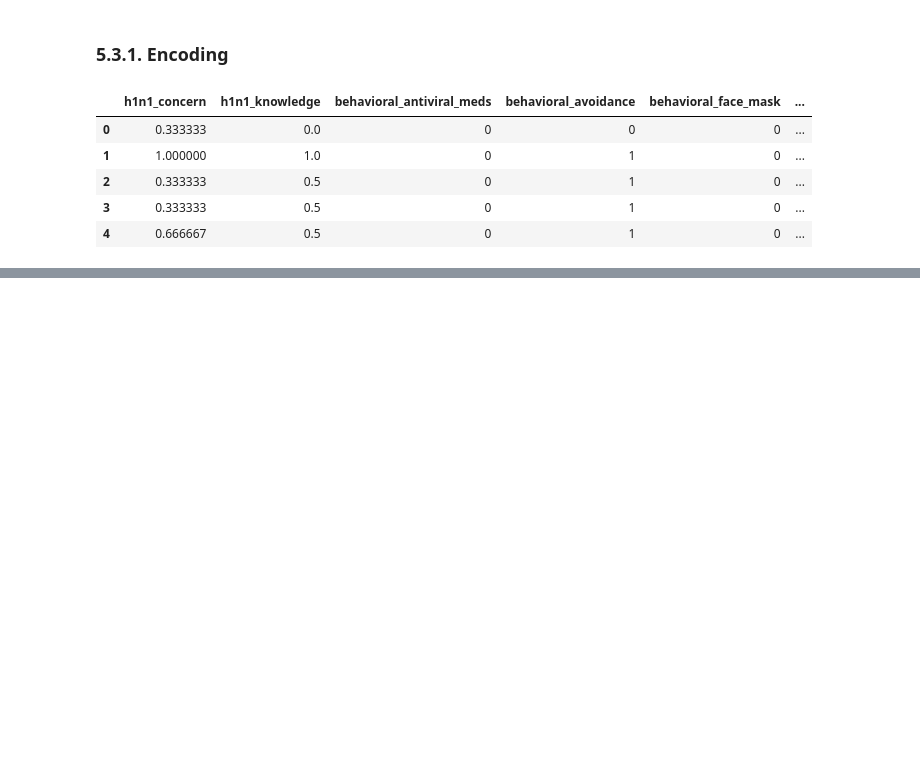
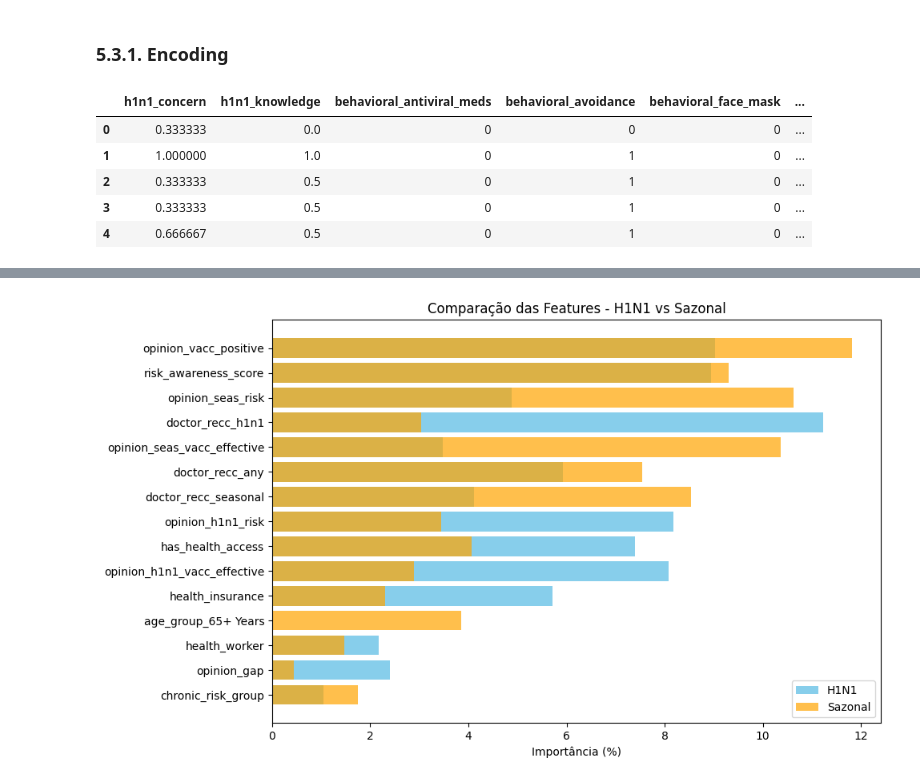
Before and after one commit to TiagoTuk/flu_shot_learning, a Jupyter notebook: notebooks/c2_feature_engeneering.ipynb, the cells around one changed output, grey strips where cells are left out. Saved outputs shown, nothing was run; the diff lists cells and outputs as text; code cells hidden in the pictures; blank space fills up the shorter version.

Commit message:
Finalizado a seleção das features para o modelo

```diff
--- a/notebooks/c2_feature_engeneering.ipynb
+++ b/notebooks/c2_feature_engeneering.ipynb
@@ -778,0 +782,2 @@ df5.head()
+# %%
+df6 = df5.copy()
@@ -778,0 +786,7 @@ df5.head()
+# %%
+# targets
+y_h1n1 = df6['h1n1_vaccine']
+y_seasonal = df6['seasonal_vaccine']
+
+# Features
+X = df6.drop(columns=['h1n1_vaccine', 'seasonal_vaccine'])
@@ -778,0 +838,25 @@ df5.head()
+# %%
+top_n = 15  # número de features para exibir
+
+plt.figure(figsize=(10, 6))
+plt.barh(
+    df_scores['feature'][:top_n],
+    df_scores['h1n1_importance_%'][:top_n],
+    color='skyblue',
+    label='H1N1'
+)
+plt.barh(
+    df_scores['feature'][:top_n],
+    df_scores['seasonal_importance_%'][:top_n],
+    color='orange',
+    alpha=0.7,
+    label='Sazonal'
+)
+plt.gca().invert_yaxis()  # inverter eixo Y para mostrar as mais importantes no topo
+plt.xlabel('Importância (%)')
+plt.title('Comparação das Features - H1N1 vs Sazonal')
+plt.legend()
+plt.tight_layout()
+plt.show()
+# %% [output]
+[figure, added]
```
Also changed, not shown: parts of 14 cells of this notebook.
